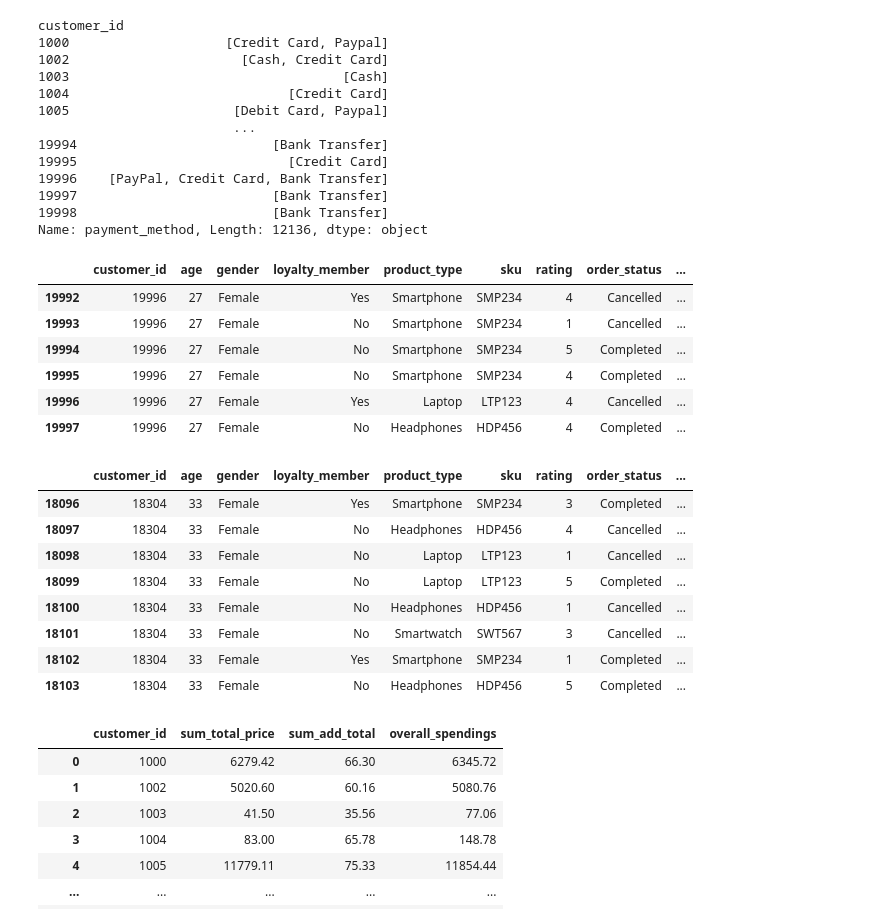
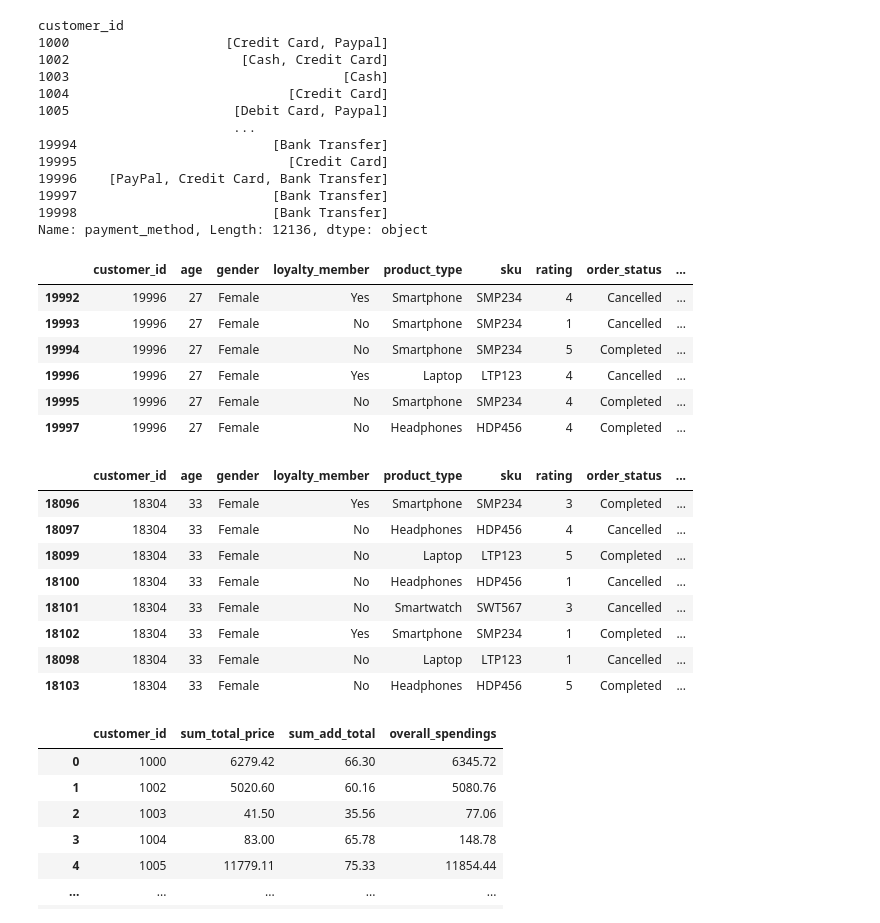
Before and after one commit to RiskofStorm/HSE, a Jupyter notebook: Python/HW_6.ipynb, the cells around one changed output. Saved outputs shown, nothing was run; the diff lists cells and outputs as text; code cells hidden in the pictures.

Commit message:
add sort

```diff
--- a/Python/HW_6.ipynb
+++ b/Python/HW_6.ipynb
@@ -149,26 +149,26 @@ customer_id
 19998                         [Bank Transfer]
 Name: payment_method, Length: 12136, dtype: object
 # %%
-df.query('customer_id == 19996')
+df.query('customer_id == 19996').sort_values('payment_method', ascending=False)
 # %% [output]
 |  | customer_id | age | gender | loyalty_member | product_type | sku | rating | order_status | ... |
 | 19992 | 19996 | 27 | Female | Yes | Smartphone | SMP234 | 4 | Cancelled | ... |
 | 19993 | 19996 | 27 | Female | No | Smartphone | SMP234 | 1 | Cancelled | ... |
 | 19994 | 19996 | 27 | Female | No | Smartphone | SMP234 | 5 | Completed | ... |
+| 19996 | 19996 | 27 | Female | Yes | Laptop | LTP123 | 4 | Cancelled | ... |
 | 19995 | 19996 | 27 | Female | No | Smartphone | SMP234 | 4 | Completed | ... |
-| 19996 | 19996 | 27 | Female | Yes | Laptop | LTP123 | 4 | Cancelled | ... |
 | 19997 | 19996 | 27 | Female | No | Headphones | HDP456 | 4 | Completed | ... |
 # %%
-df.query('customer_id == 18304')
+df.query('customer_id == 18304').sort_values('payment_method', ascending=False)
 # %% [output]
 |  | customer_id | age | gender | loyalty_member | product_type | sku | rating | order_status | ... |
 | 18096 | 18304 | 33 | Female | Yes | Smartphone | SMP234 | 3 | Completed | ... |
 | 18097 | 18304 | 33 | Female | No | Headphones | HDP456 | 4 | Cancelled | ... |
-| 18098 | 18304 | 33 | Female | No | Laptop | LTP123 | 1 | Cancelled | ... |
 | 18099 | 18304 | 33 | Female | No | Laptop | LTP123 | 5 | Completed | ... |
 | 18100 | 18304 | 33 | Female | No | Headphones | HDP456 | 1 | Cancelled | ... |
 | 18101 | 18304 | 33 | Female | No | Smartwatch | SWT567 | 3 | Cancelled | ... |
 | 18102 | 18304 | 33 | Female | Yes | Smartphone | SMP234 | 1 | Completed | ... |
+| 18098 | 18304 | 33 | Female | No | Laptop | LTP123 | 1 | Cancelled | ... |
 | 18103 | 18304 | 33 | Female | No | Headphones | HDP456 | 5 | Completed | ... |
 # %%
 # total spendings
```
